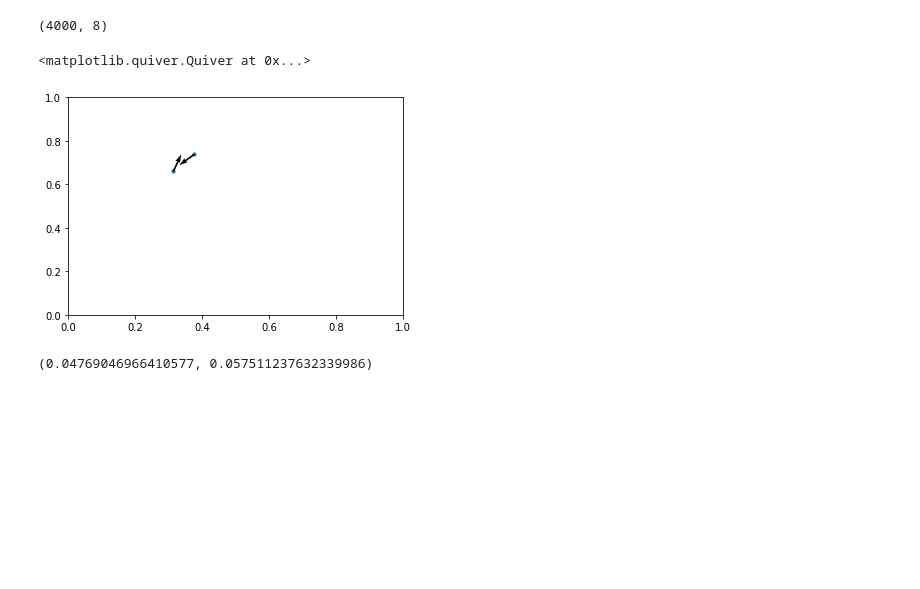
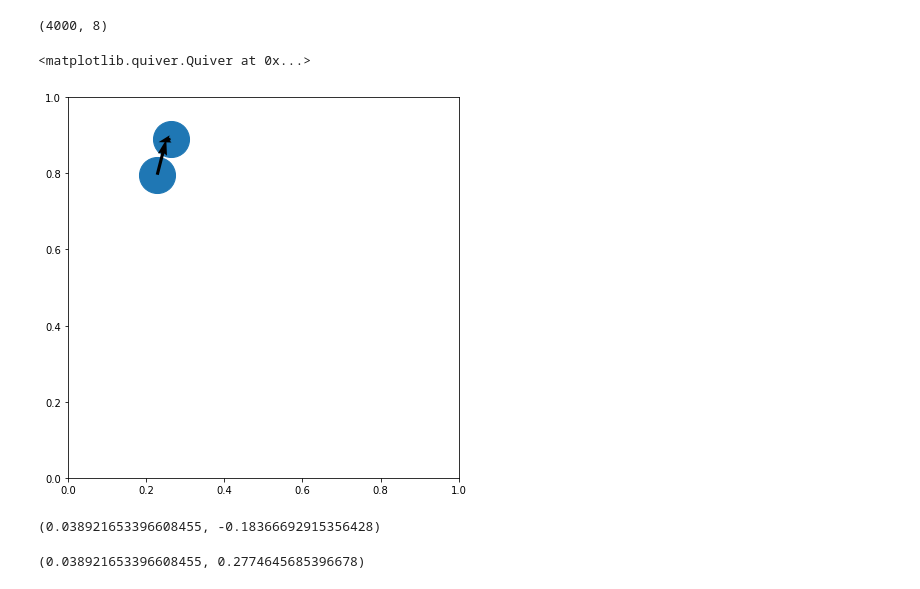
Before and after one commit to Muruniiduk/modularnns, a Jupyter notebook: Data new.ipynb, the cells around one changed output. Drawn from its saved outputs; the diff is of its cells as text; code cells hidden in the pictures; blank space fills up the shorter version.

```diff
--- a/Data new.ipynb
+++ b/Data new.ipynb
@@ -203,15 +205,14 @@ x2, y2 = x+x_dist, y+y_dist
 x_vel,y_vel = np.random.uniform(0,0.1,size=2)
 x2_vel,y2_vel = np.random.uniform(0,-0.1,size=2)
 # %%
-axes = plt.gca()
-axes.set_xlim([0,1])
-axes.set_ylim([0,1])
-plt.scatter([x,x2],[y,y2], s=10)
-plt.quiver(x, y, x_vel, y_vel, width=0.005)
-plt.quiver(x2, y2, x2_vel, y2_vel, width=0.005)
+plt.figure(figsize=(7,7))
+plt.axes(xlim=[0,1],ylim=[0,1])
+plt.scatter([x,x2],[y,y2], s=1300)
+plt.quiver(x, y, x_vel, y_vel, width=0.008, scale=1)
+plt.quiver(x2, y2, x2_vel, y2_vel, width=0.008, scale=1)
 # %% [output]
 <matplotlib.quiver.Quiver at 0x...>
-[figure, old version]
+[figure, new version]
 # %%
 tan = y_dist/x_dist
 alpha = np.arctan(tan)
@@ -228,8 +229,12 @@ y_vel = -1/np.tan(alpha) * X - np.tan(alpha) * A
 
 x2_vel = -A+X
 y2_vel = 1/np.tan(alpha) * A + np.tan(alpha) * X
-# %%
-X, A
-# %% [output]
-(0.04769046966410577, 0.057511237632339986)
+# %%
+x_vel, y_vel
+# %% [output]
+(0.038921653396608455, -0.18366692915356428)
+# %%
+x2_vel,y2_vel
+# %% [output]
+(0.038921653396608455, 0.2774645685396678)
 # %%
```
Also changed, not shown: parts of 2 cells of this notebook, 1 other file.
